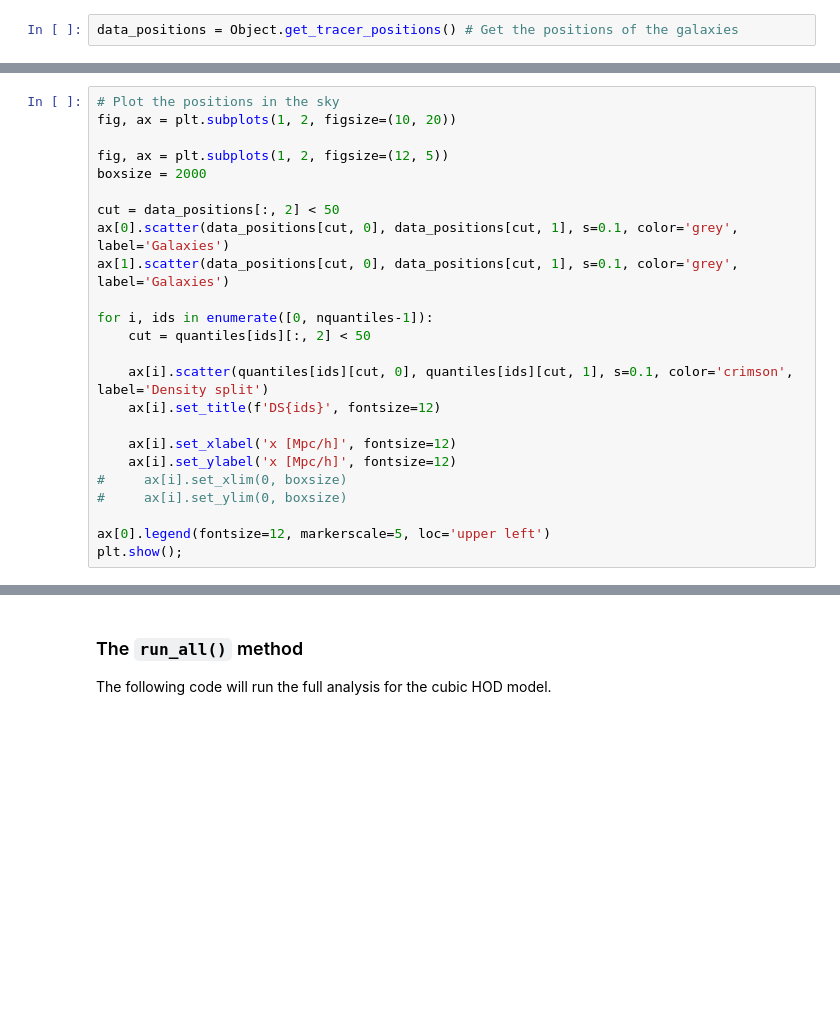
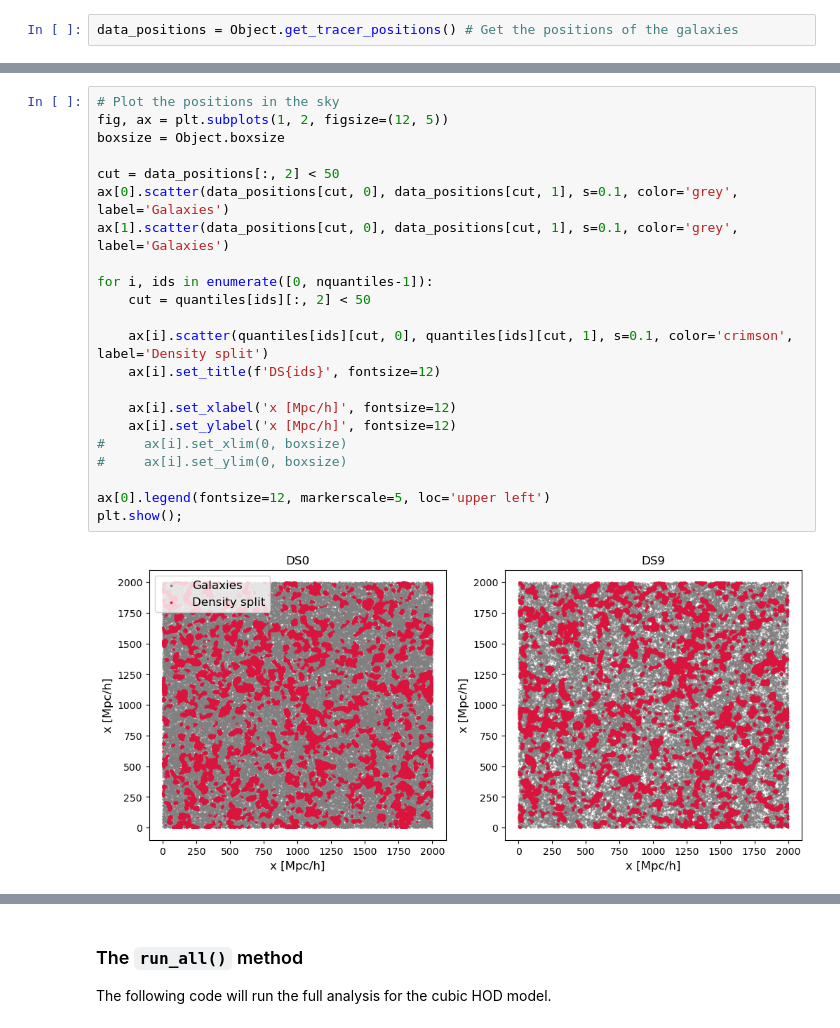
Before and after one commit to SBouchard01/CorrHOD, a Jupyter notebook: examples/CorrHOD_cubic.ipynb, the cells around one changed output, grey strips where cells are left out. Drawn from its saved outputs; the diff is of its cells as text; blank space fills up the shorter version.

```diff
--- a/examples/CorrHOD_cubic.ipynb
+++ b/examples/CorrHOD_cubic.ipynb
@@ -85,25 +104,25 @@ fig.suptitle(f'Density PDFs for {nquantiles} quantiles', fontsize=15);
 # %%
 # Plot the positions in the sky
-fig, ax = plt.subplots(1, 2, figsize=(10, 20))
-
 fig, ax = plt.subplots(1, 2, figsize=(12, 5))
-boxsize = 2000
+boxsize = Object.boxsize
 
 cut = data_positions[:, 2] < 50
 ax[0].scatter(data_positions[cut, 0], data_positions[cut, 1], s=0.1, color='grey', label='Galaxies')
 ax[1].scatter(data_positions[cut, 0], data_positions[cut, 1], s=0.1, color='grey', label='Galaxies')
 
 for i, ids in enumerate([0, nquantiles-1]):
     cut = quantiles[ids][:, 2] < 50
 
     ax[i].scatter(quantiles[ids][cut, 0], quantiles[ids][cut, 1], s=0.1, color='crimson', label='Density split')
     ax[i].set_title(f'DS{ids}', fontsize=12)
 
     ax[i].set_xlabel('x [Mpc/h]', fontsize=12)
     ax[i].set_ylabel('x [Mpc/h]', fontsize=12)
 #     ax[i].set_xlim(0, boxsize)
 #     ax[i].set_ylim(0, boxsize)
 
 ax[0].legend(fontsize=12, markerscale=5, loc='upper left')
 plt.show();
+# %% [output]
+[figure, added]
 # %%
```
Also changed, not shown: parts of 10 cells of this notebook.
